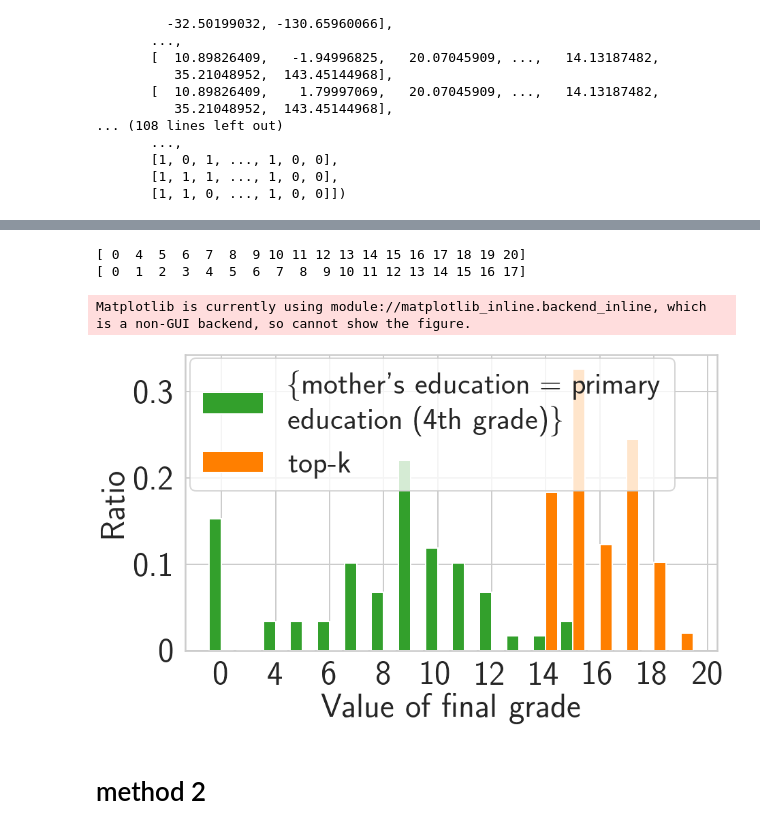
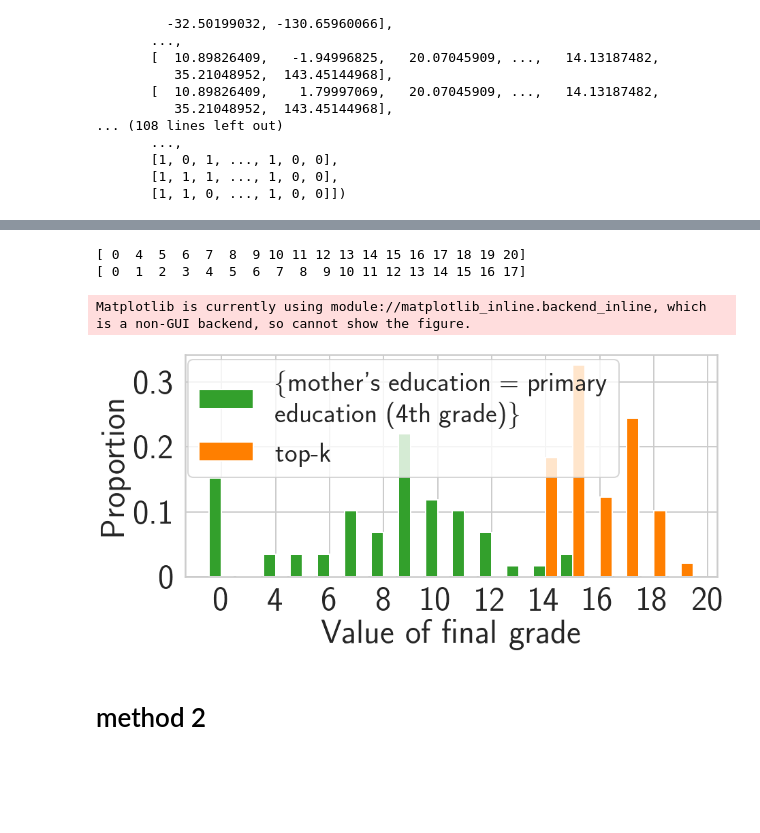
Before and after one commit to JinyangLi01/UnfairlyTreatedGroupDetection, a Jupyter notebook: Coding/Experiments/Shapley_value/shapley_value_of_groups_2_student_20220923.ipynb, the cells around one changed output, grey strips where cells are left out. Saved outputs shown, nothing was run; the diff lists cells and outputs as text; code cells hidden in the pictures; blank space fills up the shorter version.

```diff
--- a/Coding/Experiments/Shapley_value/shapley_value_of_groups_2_student_20220923.ipynb
+++ b/Coding/Experiments/Shapley_value/shapley_value_of_groups_2_student_20220923.ipynb
@@ -242,9 +242,9 @@ def plot_distribution_ratio(ranked_data, attribute, original_att, group, group_n
     index2 = [0, 2, 4, 6, 8, 10, 12, 14, 16, 18]
     axis.set_xticks([x + bar_width/2 for x in index2], [0, 4, 6, 8, 10, 12, 14, 16, 18, 20], fontsize=FONTSIZE)
     axis.set_yticks([0, 0.1, 0.2, 0.3], [0, 0.1, 0.2, 0.3], fontsize=FONTSIZE)
-    axis.set_ylabel('Ratio', fontsize=FONTSIZE)
+    axis.set_ylabel('Proportion', fontsize=FONTSIZE)
     axis.set_xlabel('Value of '+ original_att, fontsize=FONTSIZE)
-    axis.legend(loc='upper left', fontsize=45, bbox_to_anchor=(-0.02, 1.04))
+    axis.legend(loc='upper left', fontsize=40, bbox_to_anchor=(-0.02, 1.04))
     # plt.tight_layout()
     # plt.savefig("adult_time.png", bbox_inches='tight')
     # plt.show()
@@ -445,17 +445,17 @@ The frame.append method is deprecated and will be removed from pandas in a futur
 # %%
-fig, ax = plt.subplots(1, 1,figsize=(14, 8))
+fig, ax = plt.subplots(1, 1,figsize=(14, 6))
 original_att = 'final grade'
 att = all_attributes[all_attributes_original.index(original_att)]
 group_name = "\{mother's education = primary \neducation (4th grade)\}"
 plot_distribution_ratio(ranked_data, 'G3', original_att, group, group_name, k, ax)
 # plt.yticks([0, 0.05, 0.1, 0.15, 0.2, 0.25, 0.3, 0.35], fontsize=FONTSIZE)
 fig.show()
 plt.savefig(r"student_value_dis_globalbounds.png", bbox_inches='tight')
 # %% [output]
 [ 0  4  5  6  7  8  9 10 11 12 13 14 15 16 17 18 19 20]
 [ 0  1  2  3  4  5  6  7  8  9 10 11 12 13 14 15 16 17]
 Matplotlib is currently using module://matplotlib_inline.backend_inline, which is a non-GUI backend, so cannot show the figure.
-[figure, old version]
+[figure, new version]
 # %% [markdown]
 # method 2
 # %%
```
Also changed, not shown: parts of 4 cells of this notebook, 8 other files.
